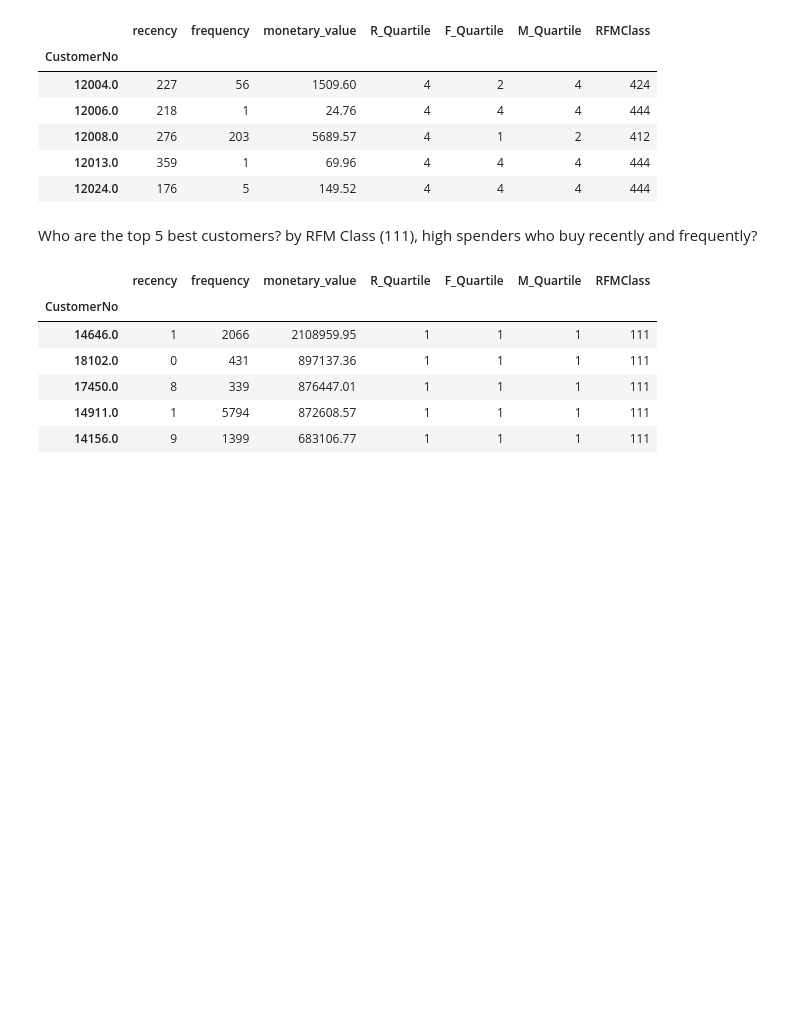
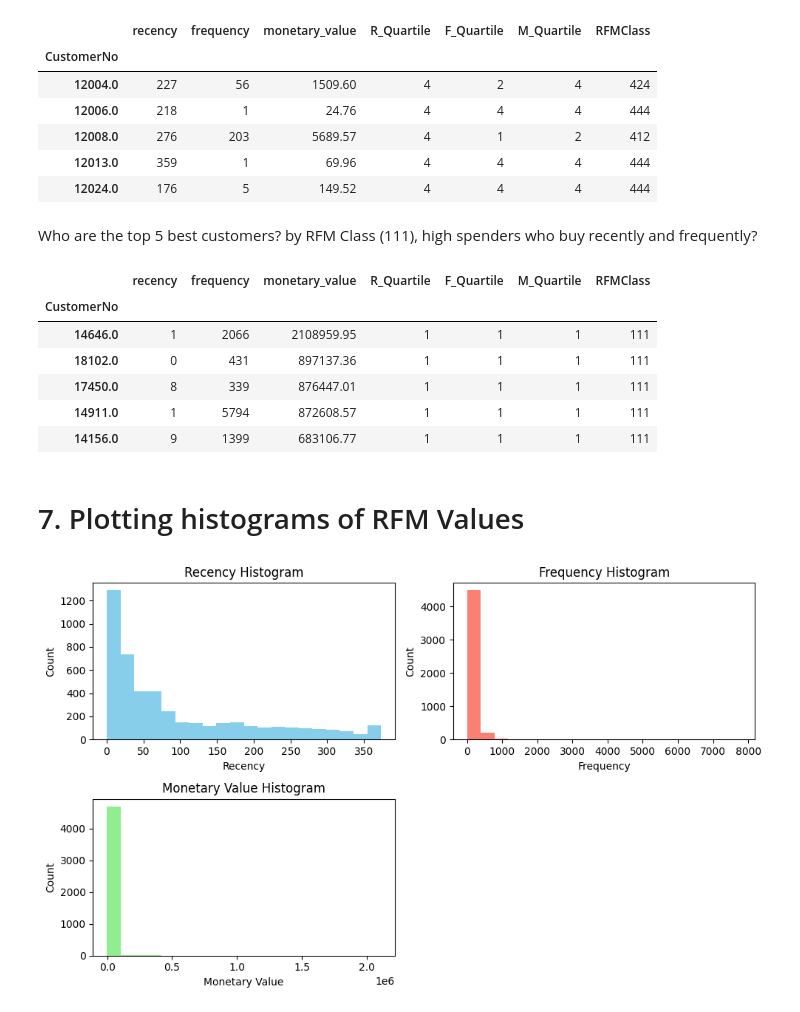
Before and after one commit to dmeows/RFM_Analysis, a Jupyter notebook: RFM_analysis.ipynb, the cells around one changed output. Saved outputs shown, nothing was run; the diff lists cells and outputs as text; code cells hidden in the pictures; blank space fills up the shorter version.

```diff
--- a/RFM_analysis.ipynb
+++ b/RFM_analysis.ipynb
@@ -297,3 +297,32 @@ rfmSegmentation[rfmSegmentation['RFMClass']=='111'].sort_values('monetary_value'
 | 17450.0 | 8 | 339 | 876447.01 | 1 | 1 | 1 | 111 |
 | 14911.0 | 1 | 5794 | 872608.57 | 1 | 1 | 1 | 111 |
 | 14156.0 | 9 | 1399 | 683106.77 | 1 | 1 | 1 | 111 |
+# %% [markdown]
+<h1>7. Plotting histograms of RFM Values</h1>
+# %%
+import seaborn as sns
+import matplotlib.pyplot as plt
+
+plt.figure(figsize=(10, 6))
+plt.subplot(2, 2, 1)
+plt.hist(rfmSegmentation['recency'], bins=20, color='skyblue')
+plt.title('Recency Histogram')
+plt.xlabel('Recency')
+plt.ylabel('Count')
+
+plt.subplot(2, 2, 2)
+plt.hist(rfmSegmentation['frequency'], bins=20, color='salmon')
+plt.title('Frequency Histogram')
+plt.xlabel('Frequency')
+plt.ylabel('Count')
+
+plt.subplot(2, 2, 3)
+plt.hist(rfmSegmentation['monetary_value'], bins=20, color='lightgreen')
+plt.title('Monetary Value Histogram')
+plt.xlabel('Monetary Value')
+plt.ylabel('Count')
+
+plt.tight_layout()
+plt.show()
+# %% [output]
+[figure, added]
```
Also changed, not shown: parts of 3 cells of this notebook, 1 other file.
